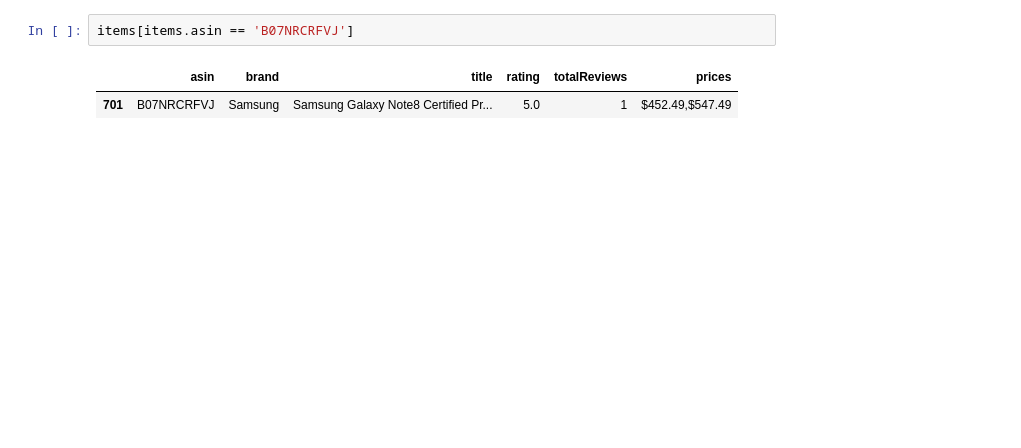
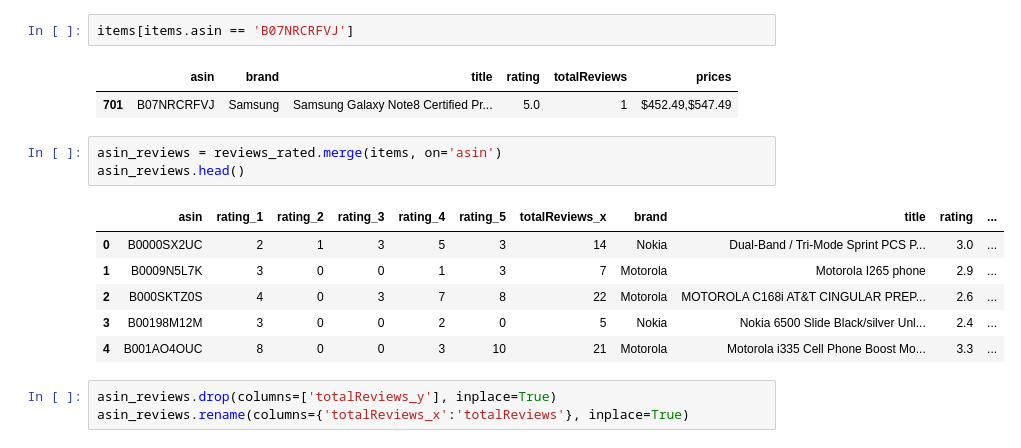
Before and after one commit to ksranjith786/python, a Jupyter notebook: insaid/Project/AmazonCellPhoneReviews/AmazonCellPhoneReview.ipynb, the cells around one changed output. Saved outputs shown, nothing was run; the diff lists cells and outputs as text; blank space fills up the shorter version.

```diff
--- a/insaid/Project/AmazonCellPhoneReviews/AmazonCellPhoneReview.ipynb
+++ b/insaid/Project/AmazonCellPhoneReviews/AmazonCellPhoneReview.ipynb
@@ -357,3 +336,16 @@ items[items.asin == 'B07NRCRFVJ']
 # %% [output]
 |  | asin | brand | title | rating | totalReviews | prices |
 | 701 | B07NRCRFVJ | Samsung | Samsung Galaxy Note8 Certified Pr... | 5.0 | 1 | $452.49,$547.49 |
+# %%
+asin_reviews = reviews_rated.merge(items, on='asin')
+asin_reviews.head()
+# %% [output]
+|  | asin | rating_1 | rating_2 | rating_3 | rating_4 | rating_5 | totalReviews_x | brand | title | rating | ... |
+| 0 | B0000SX2UC | 2 | 1 | 3 | 5 | 3 | 14 | Nokia | Dual-Band / Tri-Mode Sprint PCS P... | 3.0 | ... |
+| 1 | B0009N5L7K | 3 | 0 | 0 | 1 | 3 | 7 | Motorola | Motorola I265 phone | 2.9 | ... |
+| 2 | B000SKTZ0S | 4 | 0 | 3 | 7 | 8 | 22 | Motorola | MOTOROLA C168i AT&T CINGULAR PREP... | 2.6 | ... |
+| 3 | B00198M12M | 3 | 0 | 0 | 2 | 0 | 5 | Nokia | Nokia 6500 Slide Black/silver Unl... | 2.4 | ... |
+| 4 | B001AO4OUC | 8 | 0 | 0 | 3 | 10 | 21 | Motorola | Motorola i335 Cell Phone Boost Mo... | 3.3 | ... |
+# %%
+asin_reviews.drop(columns=['totalReviews_y'], inplace=True)
+asin_reviews.rename(columns={'totalReviews_x':'totalReviews'}, inplace=True)
```
Also changed, not shown: parts of 9 cells of this notebook.
